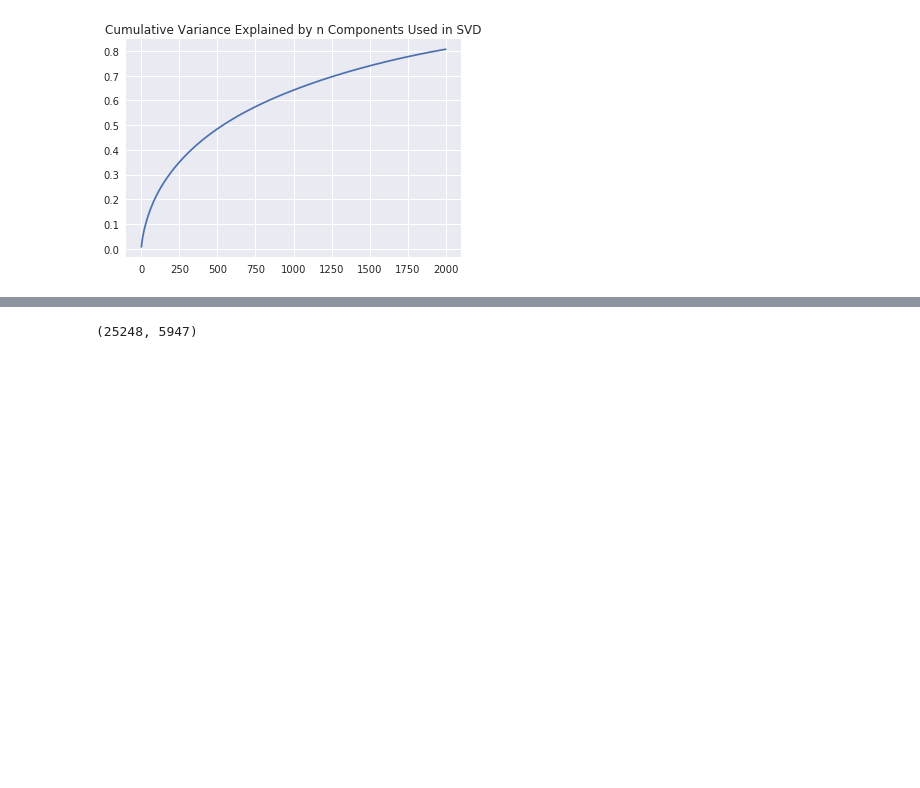
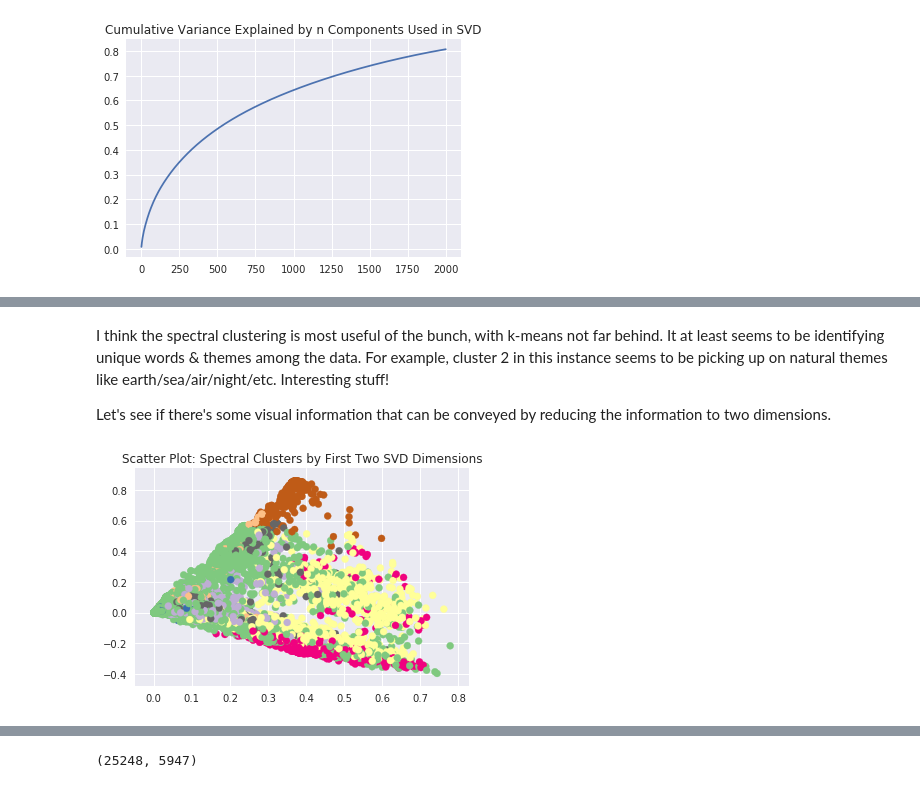
Before and after one commit to perrypw/thinkful, a Jupyter notebook: u4c.ipynb, the cells around one changed output, grey strips where cells are left out. Cells and saved outputs as stored; diff of their text form; code cells hidden in the pictures; blank space fills up the shorter version.

```diff
--- a/u4c.ipynb
+++ b/u4c.ipynb
@@ -126,3 +125,3 @@ __Start from here going forward to skip data import and cleaning...__
 # %%
-literature_lemmas = pd.read_pickle("literature_lemmas.pkl")
+literature = pd.read_pickle("literature.pkl")
 # %%
@@ -150,8 +146,8 @@ Y = literature_lemmas['author']
 # Reserving 25% as a training set
 from sklearn.model_selection import train_test_split
 
-X = literature_lemmas['text']
-Y = literature_lemmas['author']
+X = literature['text']
+Y = literature['author']
 
 X_train, X_test, Y_train, Y_test = train_test_split(X, Y, test_size=0.25, random_state=11)
 # %%
@@ -236,0 +329,21 @@ I suspect this may work better given that, like k-means, the number of clusters
+# %%
+from sklearn.cluster import MeanShift, estimate_bandwidth
+
+# Using sklearn's bandwidth function to derive a useful value for this parameter
+bandwidth = estimate_bandwidth(X_train_lsa, quantile=0.5, n_samples=1000)
+
+# Declare and fit the model.. I experimented with various bandwidth values because the bandwidth function suggested a value
+# That only produced 1 cluster
+ms = MeanShift(bandwidth=0.2, bin_seeding=True)
+ms.fit(X_train_lsa)
+
+# Extract cluster assignments for each data point.
+labels = ms.labels_
+
+# Coordinates of the cluster centers.
+cluster_centers = ms.cluster_centers_
+
+# Count our clusters.
+n_clusters_ = len(np.unique(labels))
+
+print("Number of estimated clusters: {}".format(n_clusters_))
@@ -237,7 +393,8 @@ I suspect this may work better given that, like k-means, the number of clusters
 # %%
 from sklearn.cluster import SpectralClustering
+n_clusters = 10
 
-sc = SpectralClustering(n_clusters=10)
+sc = SpectralClustering(n_clusters=n_clusters, random_state=11)
 Y_pred = sc.fit_predict(X_train_lsa)
 # %%
 # Looking at a crosstab to visually inspect how authors line up with clusters
@@ -326,0 +475,11 @@ Sadly, it looks like all of our clustering efforts did quite poorly. Let's see i
+# %% [markdown]
+I think the spectral clustering is most useful of the bunch, with k-means not far behind. It at least seems to be identifying unique words & themes among the data. For example, cluster 2 in this instance seems to be picking up on natural themes like earth/sea/air/night/etc. Interesting stuff!
+
+Let's see if there's some visual information that can be conveyed by reducing the information to two dimensions.
+# %%
+# Plotting the information
+plt.scatter(X_train_lsa[:, 0], X_train_lsa[:, 1], c=Y_pred,cmap='Accent')
+plt.title("Scatter Plot: Spectral Clusters by First Two SVD Dimensions")
+plt.show()
+# %% [output]
+[figure, added]
```
Also changed, not shown: parts of 108 cells of this notebook.
